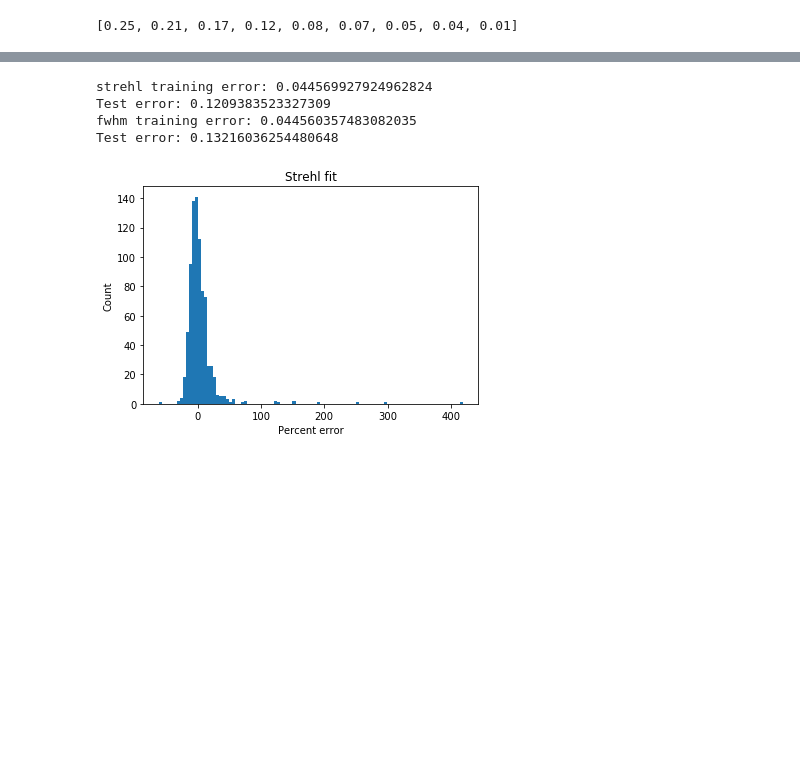
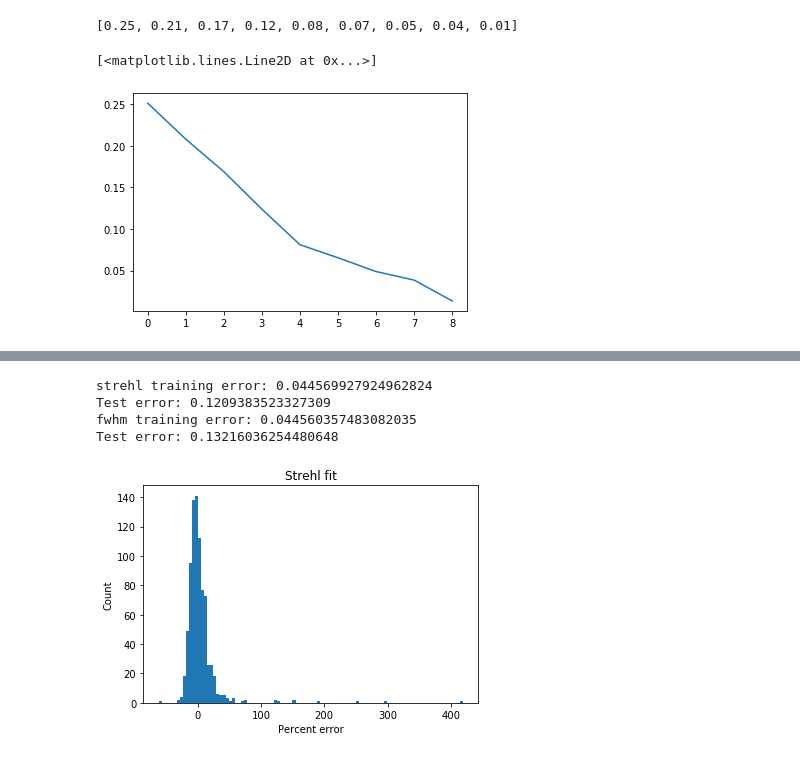
Before and after one commit to eramey16/berkeley_research, a Jupyter notebook: Keck_Performance/Keck_RandomForest_Analysis.ipynb, the cells around one changed output, grey strips where cells are left out. Drawn from its saved outputs; the diff is of its cells as text; code cells hidden in the pictures; blank space fills up the shorter version.

```diff
--- a/Keck_Performance/Keck_RandomForest_Analysis.ipynb
+++ b/Keck_Performance/Keck_RandomForest_Analysis.ipynb
@@ -90,3 +86,9 @@ list(np.round(pca.explained_variance_ratio_, 2))
 # 3. The explained variance ratios are also all fairly small, so PCA isn't likely to help a lot
 # %% [output]
 [0.25, 0.21, 0.17, 0.12, 0.08, 0.07, 0.05, 0.04, 0.01]
+# %%
+### Plot eigenvalues
+plt.plot(pca.explained_variance_ratio_)
+# %% [output]
+[<matplotlib.lines.Line2D at 0x...>]
+[figure, added]
```
Also changed, not shown: parts of 4 cells of this notebook, 2 other files.
